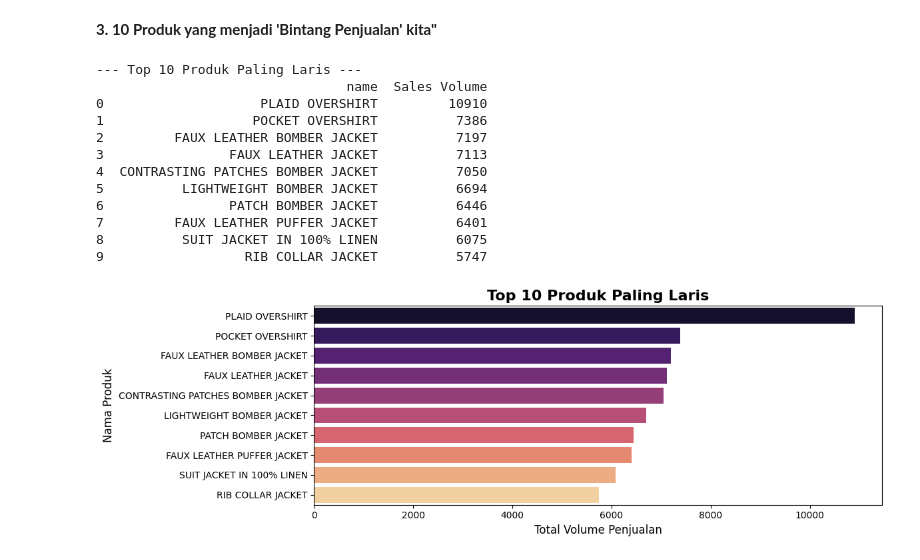
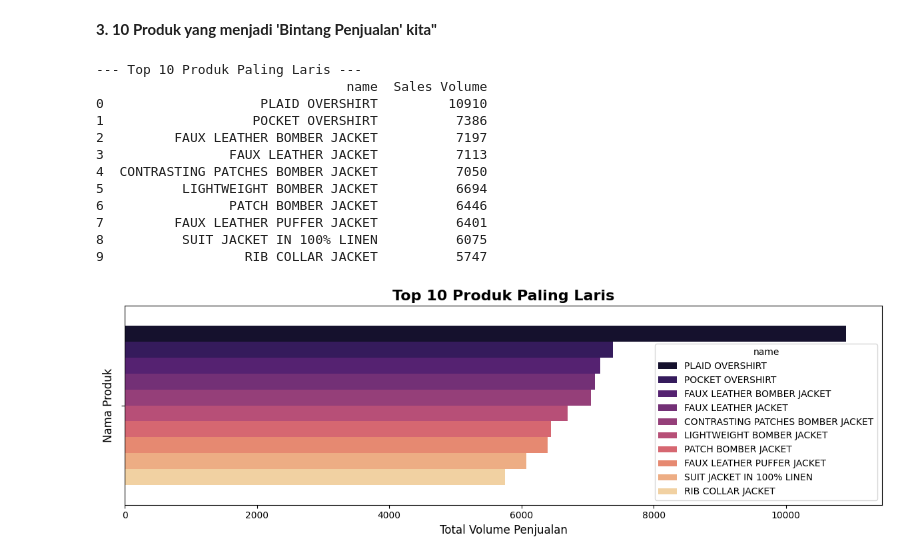
Before and after one commit to Aris0506/Python-Data-Analysis-Project-learning-journey, a Jupyter notebook: 00 mini project/02 Zara Dataset/main1.ipynb, the cells around one changed output. Saved outputs shown, nothing was run; the diff lists cells and outputs as text; code cells hidden in the pictures.

```diff
--- a/00 mini project/02 Zara Dataset/main1.ipynb
+++ b/00 mini project/02 Zara Dataset/main1.ipynb
@@ -124,32 +124,32 @@ plt.show()
 # --- Analisis Top 10 Produk Terlaris ---
 
 # 1. Mengelompokkan berdasarkan 'name', menjumlahkan 'Sales Volume',
 #    mengurutkan, dan mengambil 10 teratas dalam satu baris.
 top_10_products = df.groupby('name')['Sales Volume'].sum().sort_values(ascending=False).head(10).reset_index()
 
 print("--- Top 10 Produk Paling Laris ---")
 print(top_10_products)
 
 
 # 2. Visualisasi
 plt.figure(figsize=(12, 4))
-sns.barplot(data=top_10_products, x='Sales Volume', y='name', hue='name', palette='magma')
+sns.barplot(data=top_10_products, x='Sales Volume', hue='name', palette='magma')
 plt.title('Top 10 Produk Paling Laris', fontsize=16, fontweight='bold')
 plt.xlabel('Total Volume Penjualan', fontsize=12)
 plt.ylabel('Nama Produk', fontsize=12)
 plt.tight_layout() # Merapikan layout
 plt.show()
 # %% [output]
 --- Top 10 Produk Paling Laris ---
                                 name  Sales Volume
 0                    PLAID OVERSHIRT         10910
 1                   POCKET OVERSHIRT          7386
 2         FAUX LEATHER BOMBER JACKET          7197
 3                FAUX LEATHER JACKET          7113
 4  CONTRASTING PATCHES BOMBER JACKET          7050
 5          LIGHTWEIGHT BOMBER JACKET          6694
 6                PATCH BOMBER JACKET          6446
 7         FAUX LEATHER PUFFER JACKET          6401
 8          SUIT JACKET IN 100% LINEN          6075
 9                  RIB COLLAR JACKET          5747
-[figure, old version]
+[figure, new version]
```
